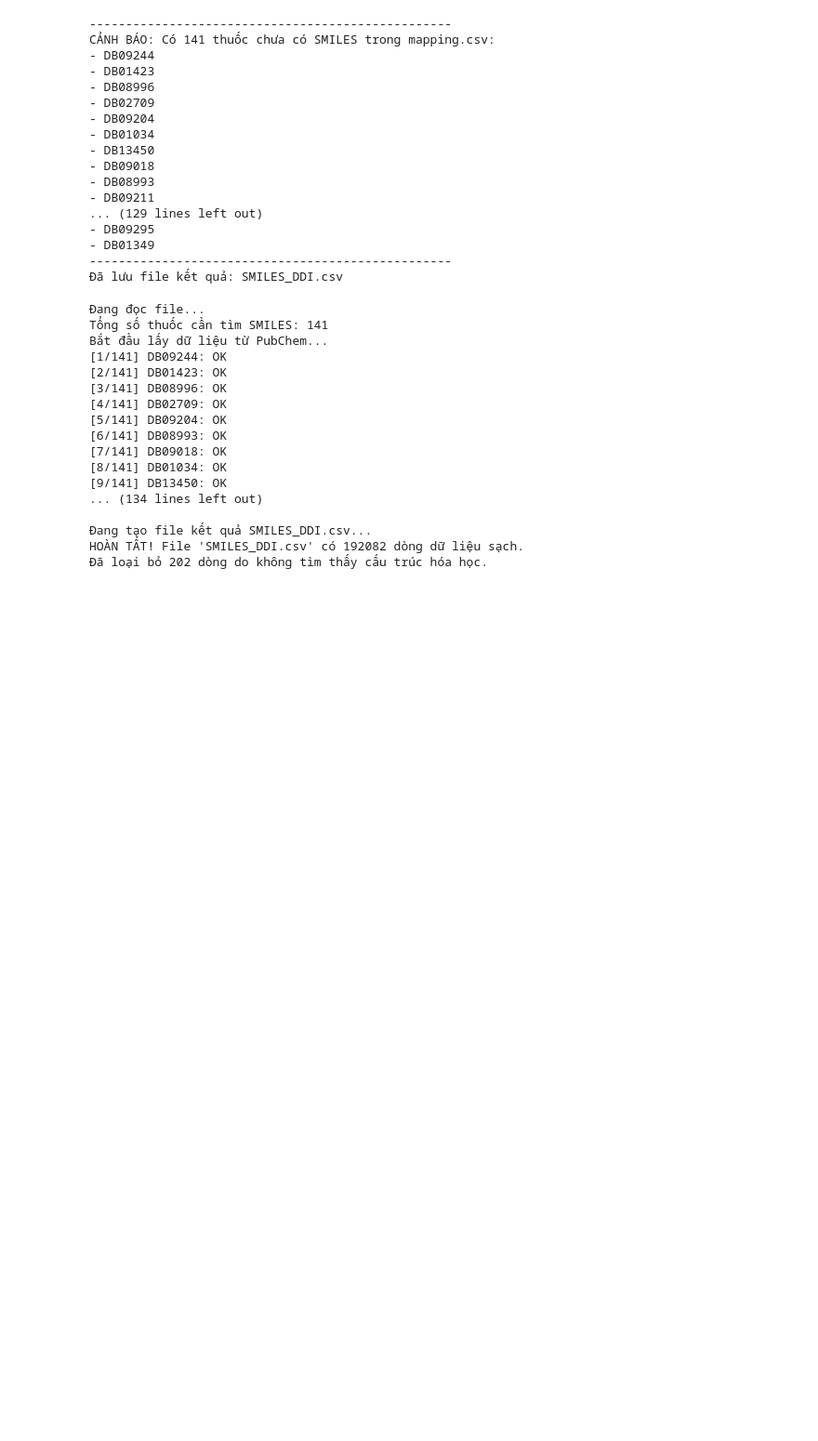
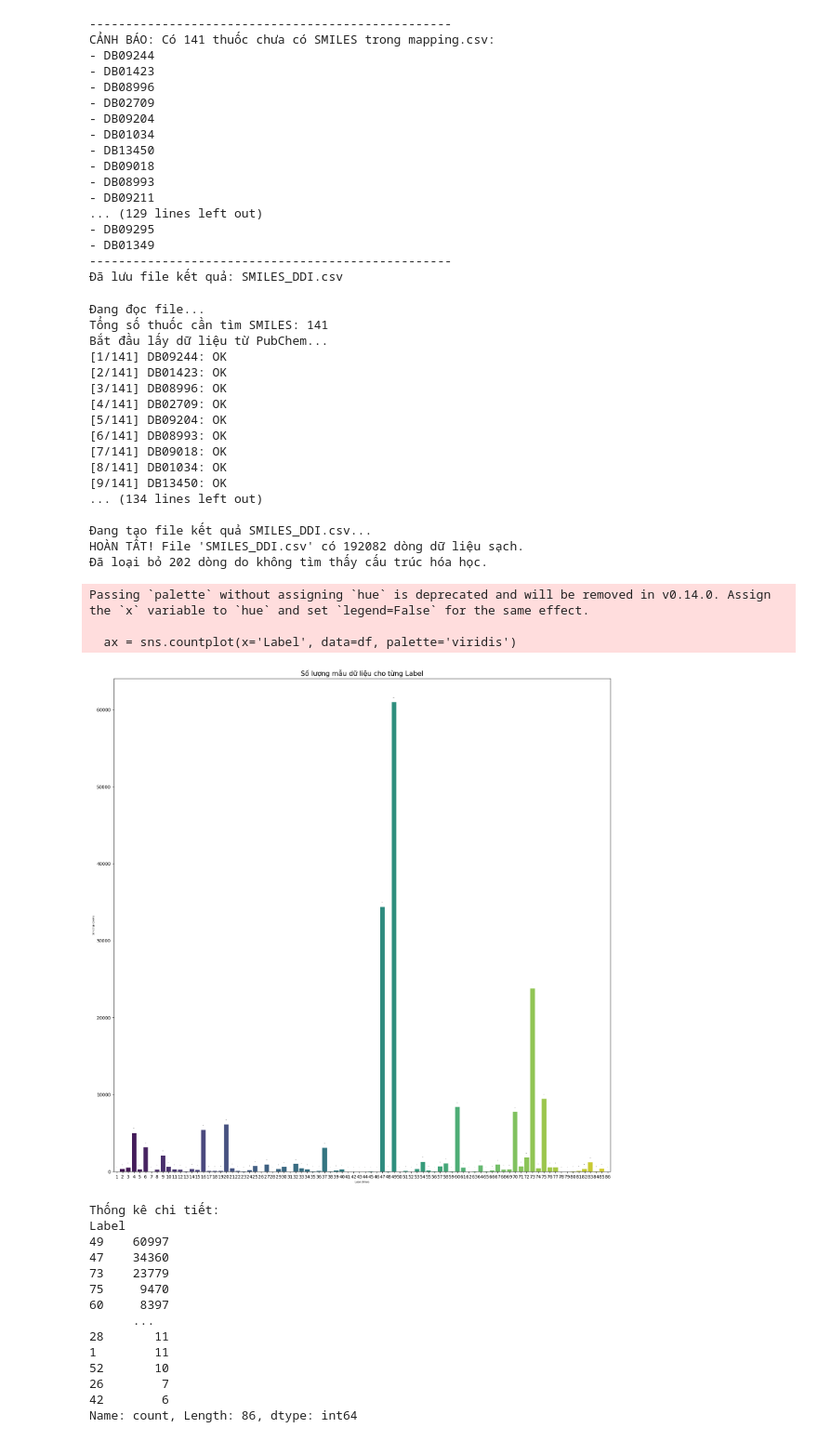
Before and after one commit to nguyenquypro17/project_ml, a Jupyter notebook: DataPreprocessing.ipynb, the cells around one changed output. Shown at 93% size. Drawn from its saved outputs; the diff is of its cells as text; code cells hidden in the pictures; blank space fills up the shorter version.

```diff
--- a/DataPreprocessing.ipynb
+++ b/DataPreprocessing.ipynb
@@ -163,3 +163,58 @@ Bắt đầu lấy dữ liệu từ PubChem...
 Đang tạo file kết quả SMILES_DDI.csv...
 HOÀN TẤT! File 'SMILES_DDI.csv' có 192082 dòng dữ liệu sạch.
 Đã loại bỏ 202 dòng do không tìm thấy cấu trúc hóa học.
+# %%
+import pandas as pd
+import seaborn as sns
+import matplotlib.pyplot as plt
+
+# 1. Đọc dữ liệu (Thay 'du_lieu_cua_ban.csv' bằng tên file thực tế của bạn)
+# Nếu file là Excel, hãy dùng pd.read_excel('ten_file.xlsx')
+df = pd.read_csv('SMILES_DDI.csv')
+
+# 2. Thiết lập kích thước biểu đồ
+plt.figure(figsize=(20, 20))
+
+# 3. Vẽ biểu đồ đếm số lượng (Count Plot)
+# Cột 'Label' là cột chứa nhãn 1, 2... như trong ảnh
+ax = sns.countplot(x='Label', data=df, palette='viridis')
+
+# 4. Thêm số lượng cụ thể lên trên đỉnh mỗi cột (để dễ đọc)
+for p in ax.patches:
+    ax.annotate(f'{int(p.get_height())}',
+                (p.get_x() + p.get_width() / 2., p.get_height()),
+                ha='center', va='center',
+                xytext=(0, 10),
+                textcoords='offset points',
+                fontsize=1, fontweight='bold')
+
+# 5. Tinh chỉnh tiêu đề và nhãn
+plt.title('Số lượng mẫu dữ liệu cho từng Label', fontsize=15)
+plt.xlabel('Label (Nhãn)', fontsize=5)
+plt.ylabel('Số lượng (Count)', fontsize=5)
+
+# 6. Hiển thị
+plt.show()
+
+# --- Kiểm tra nhanh bằng số liệu ---
+print("Thống kê chi tiết:")
+print(df['Label'].value_counts())
+# %% [output]
+Passing `palette` without assigning `hue` is deprecated and will be removed in v0.14.0. Assign the `x` variable to `hue` and set `legend=False` for the same effect.
+
+  ax = sns.countplot(x='Label', data=df, palette='viridis')
+[figure, added]
+Thống kê chi tiết:
+Label
+49    60997
+47    34360
+73    23779
+75     9470
+60     8397
+      ...
+28       11
+1        11
+52       10
+26        7
+42        6
+Name: count, Length: 86, dtype: int64
```
Also changed, not shown: parts of 3 cells of this notebook, 4 other files.
